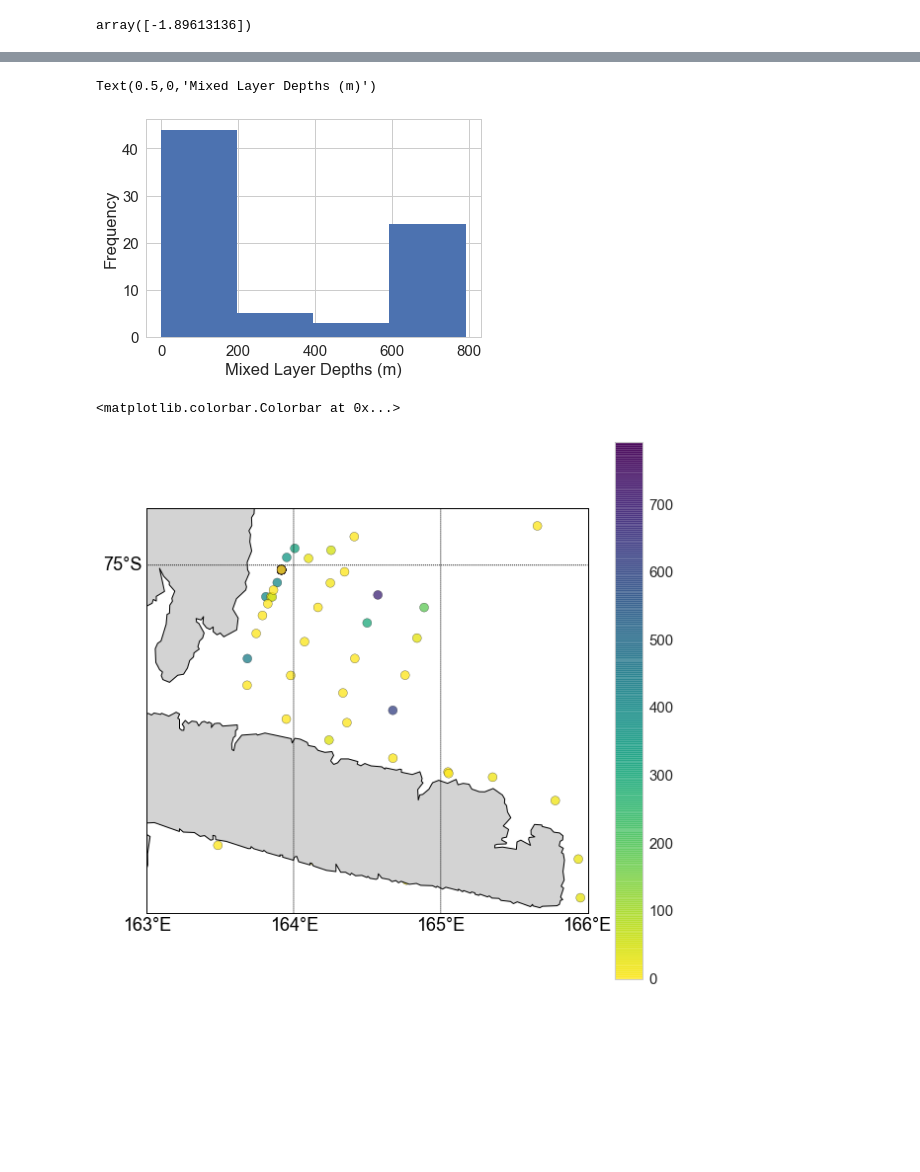
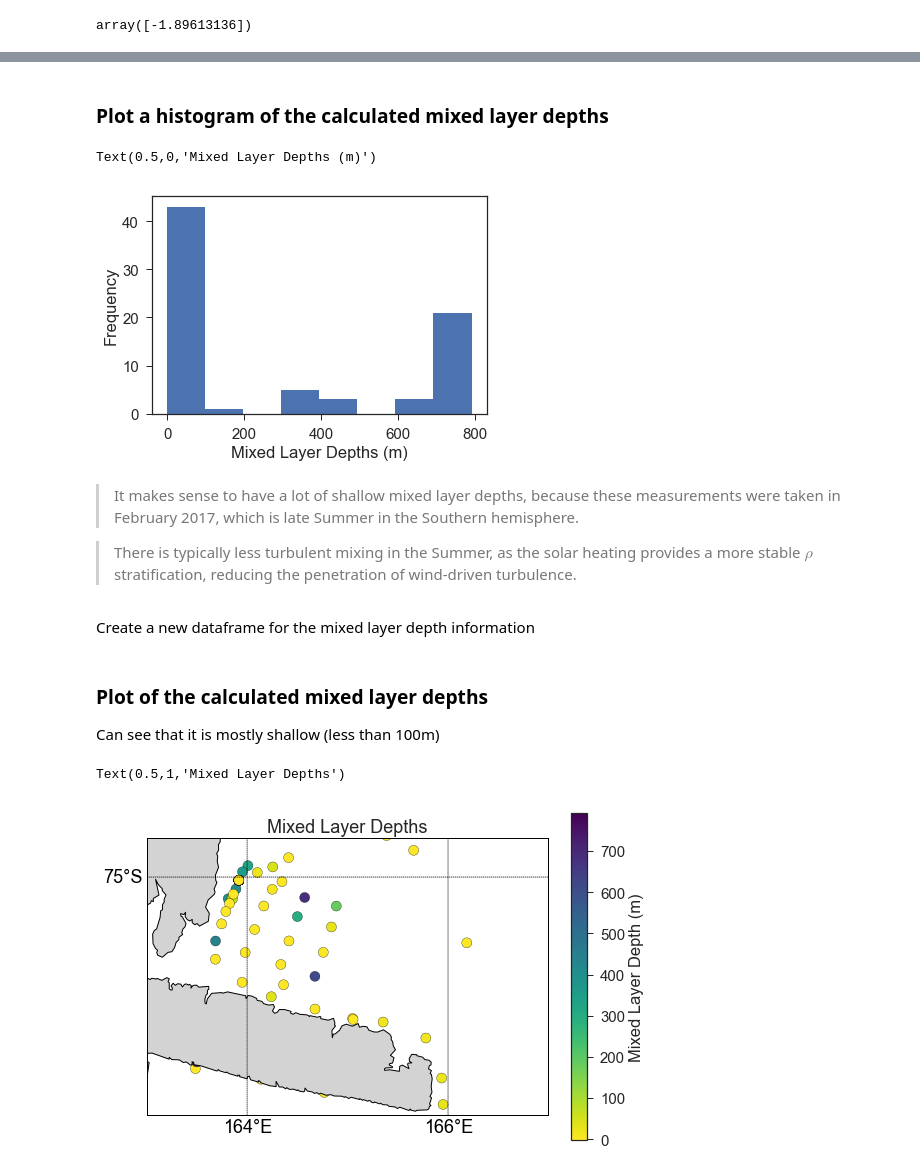
Before and after one commit to sckw/research_computing_assignments, a Jupyter notebook: FinalProject/prelim_Data.ipynb, the cells around one changed output, grey strips where cells are left out. Cells and saved outputs as stored; diff of their text form; code cells hidden in the pictures; blank space fills up the shorter version.

```diff
--- a/FinalProject/prelim_Data.ipynb
+++ b/FinalProject/prelim_Data.ipynb
@@ -94,7 +131,5 @@ plt.show()
 # %%
 import pylab
 number_colours = 76
-cm = pylab.get_cmap('viridis')
-color=[]
-for i in range(number_colours):
-    color.append(cm(1.*i/number_colours))  # color will now be an RGBA tuple
+cm = pylab.get_cmap('RdYlBu_r')
+color=[(cm(1.*i/number_colours)) for i in range(number_colours)]
@@ -101,13 +138,14 @@ for i in range(number_colours):
 # %%
 sns.set(font_scale=1.5)
-sns.set_style('whitegrid')
+sns.set_style('ticks')
 fig = plt.figure(figsize=(7,8))
 ax=plt.gca()
 for key in ctd:
-    plt.scatter(ctd[key]['TEMP'], ctd[key]['DEPTH'], c=color[list(ctd.keys()).index(key)],cmap='viridis', s=0.005, alpha=0.8)
+    plt.scatter(ctd[key]['TEMP'], ctd[key]['DEPTH'], c=color[list(ctd.keys()).index(key)],cmap='RdYlBu_r', s=0.5, alpha=0.8)
 ax.set_ylim([1400, 0])
 ax.set_xlim([-2.5, 0.5])
 ax.set_ylabel('Pressure (dbar)',FontSize=18)
 ax.set_xlabel('Temperature ($^{\circ}$C)', FontSize=18)
 ax.set_title('Temperature profiles',loc='left',fontweight='bold',FontSize=24)
+ax.grid()
 # %% [output]
@@ -118,10 +159,10 @@ Text(0,1,'Temperature profiles')
 # %%
 sns.set(font_scale=1.5)
-sns.set_style('whitegrid')
+sns.set_style('ticks')
 fig, axes = plt.subplots(figsize=(14,7), nrows = 1, ncols = 2)
 for key in ctd:
-    axes[0].scatter(ctd[key]['PSAL2'], ctd[key]['TEMP2'], c=color[list(ctd.keys()).index(key)],cmap='magma', s=0.005, alpha=0.8)
-    axes[1].scatter(ctd[key]['PSAL2'], ctd[key]['TEMP2'], c=color[list(ctd.keys()).index(key)],cmap='magma', s=0.005, alpha=0.8)
+    axes[0].scatter(ctd[key]['PSAL2'], ctd[key]['TEMP2'], c=color[list(ctd.keys()).index(key)],cmap='RdYlBu_r', s=0.005, alpha=0.8)
+    axes[1].scatter(ctd[key]['PSAL2'], ctd[key]['TEMP2'], c=color[list(ctd.keys()).index(key)],cmap='RdYlBu_r', s=0.005, alpha=0.8)
 axes[0].set_ylim([-2.5, 0])
 axes[0].set_xlim([34, 35])
 axes[0].set_ylabel('Temperature ($^{\circ}$C)',FontSize=18)
@@ -134,6 +175,6 @@ axes[1].set_xlabel('Salinity (g/kg)', FontSize=18)
 import matplotlib.patches as patches
 rect = patches.Rectangle((34.6,-2.1),0.3,0.2,linewidth=2,edgecolor='k',facecolor='none')
 axes[0].add_patch(rect)
-axes[1].plot([34.6,34.85],[freeze_mean, freeze_mean],'k')
 fig.subplots_adjust(wspace=.25)
+ax.grid()
 # %% [output]
@@ -245,0 +305,13 @@ array([-1.89613136])
+# %%
+sns.set(font_scale=1.5)
+sns.set_style('ticks')
+fig= plt.figure(figsize=(6,7))
+for key in ctd:
+    plt.scatter(ctd[key]['PSAL2'], ctd[key]['TEMP2'], c=color[list(ctd.keys()).index(key)],cmap='RdYlBu_r', s=0.005, alpha=0.8)
+plt.title('Temperature-Salinity profiles',loc='left',fontweight='bold',FontSize=24)
+plt.ylim([-2.1, -1.8])
+plt.xlim([34.6, 34.85])
+plt.ylabel('Temperature ($^{\circ}$C)',FontSize=18)
+plt.xlabel('Salinity (g/kg)', FontSize=18)
+plt.plot([34.6,34.85],[freeze_mean, freeze_mean],color='k',linestyle='--')
+plt.text(34.7,-1.85,'Surface freezing point',color='k')
@@ -246,25 +325,39 @@ array([-1.89613136])
+# %% [markdown]
+### Plot a histogram of the calculated mixed layer depths
 # %%
 mld = pd.Series(mld,name='MLD')
-mld.plot(kind='hist',bins =4)
+mld.plot(kind='hist',bins =8)
 plt.xlabel('Mixed Layer Depths (m)')
 # %% [output]
 Text(0.5,0,'Mixed Layer Depths (m)')
-[figure, old version]
+[figure, new version]
+# %% [markdown]
+> It makes sense to have a lot of shallow mixed layer depths, because these measurements were taken in February 2017, which is late Summer in the Southern hemisphere.
+
+> There is typically less turbulent mixing in the Summer, as the solar heating provides a more stable $\rho$ stratification, reducing the penetration of wind-driven turbulence.
+# %% [markdown]
+Create a new dataframe for the mixed layer depth information
 # %%
 mld = pd.concat([mld,pd.Series(lons, name='lons'),pd.Series(lats, name='lats')],axis=1);
+# %% [markdown]
+### Plot of the calculated mixed layer depths
+
+Can see that it is mostly shallow (less than 100m)
 # %%
-fig = plt.figure(figsize=(10,10))
-m7 = Basemap(projection='merc',llcrnrlon=163,urcrnrlon=166, llcrnrlat=-75.6, urcrnrlat=-74.9, resolution='h')
+fig = plt.figure(figsize=(8,6))
+m7 = Basemap(projection='merc',llcrnrlon=163,urcrnrlon=167, llcrnrlat=-75.6, urcrnrlat=-74.9, resolution='h')
 m7.drawmapboundary(fill_color='white')
 m7.drawcoastlines()
 m7.drawparallels(np.arange(-80.,81.,1.),labels=[True])
-m7.drawmeridians(np.arange(-180.,181.,1.),labels=[False,False,False,True])
+m7.drawmeridians(np.arange(-180.,181.,2.),labels=[False,False,False,True])
 m7.fillcontinents(color='lightgrey', lake_color='white')
 x,y = m7(mld['lons'].values, mld['lats'].values)
-plt.scatter(x,y,c=mld['MLD'].values,cmap='viridis_r',alpha=0.8,s=80,edgecolor='k')
-plt.colorbar()
+plt.scatter(x,y,c=mld['MLD'].values,cmap='viridis_r',alpha=1.,s=100,edgecolor='k')
+cbar = plt.colorbar(fraction=0.05)
+cbar.set_label('Mixed Layer Depth (m)')
+plt.title('Mixed Layer Depths')
 # %% [output]
-<matplotlib.colorbar.Colorbar at 0x...>
+Text(0.5,1,'Mixed Layer Depths')
-[figure, old version]
+[figure, new version]
 # %%
 mld['temp_surf'] = d_means['temp_surf']
```
Also changed, not shown: parts of 61 cells of this notebook.
